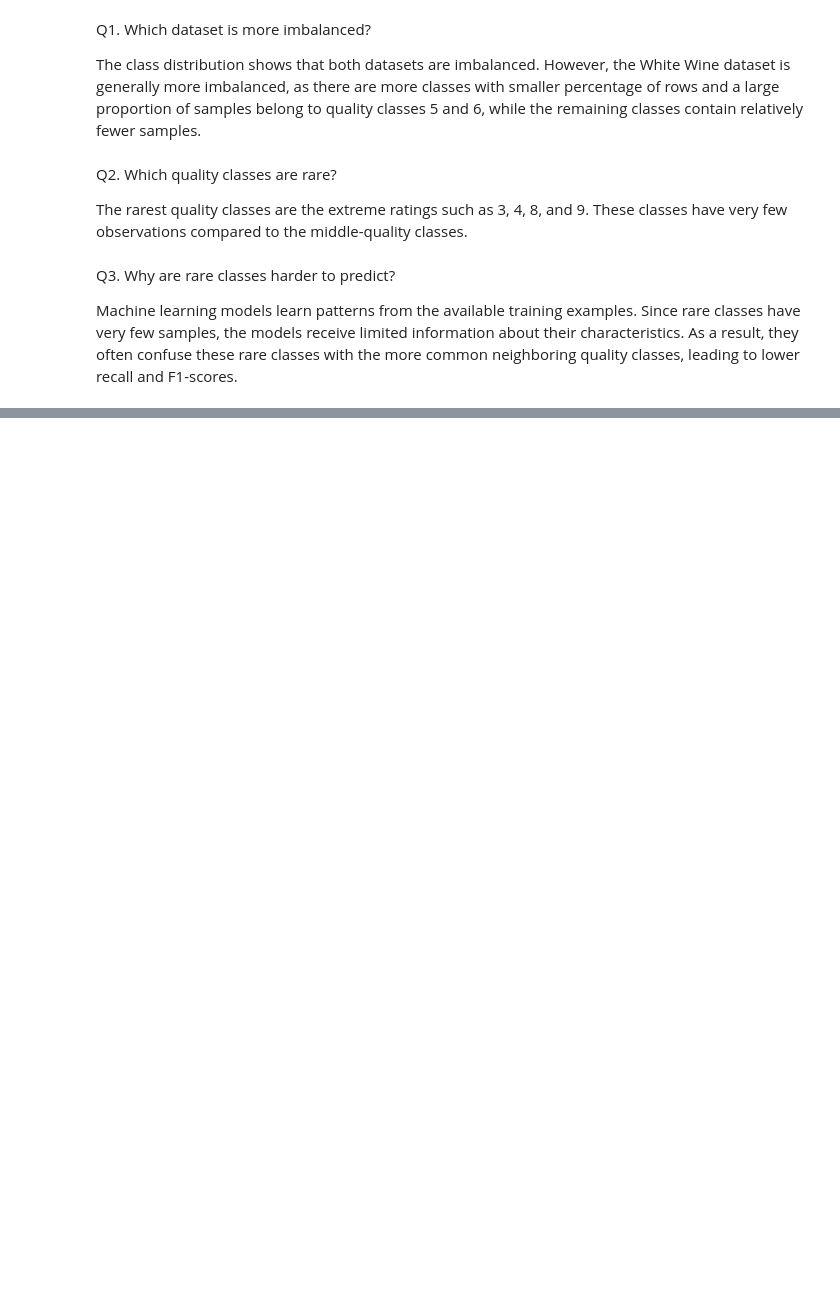
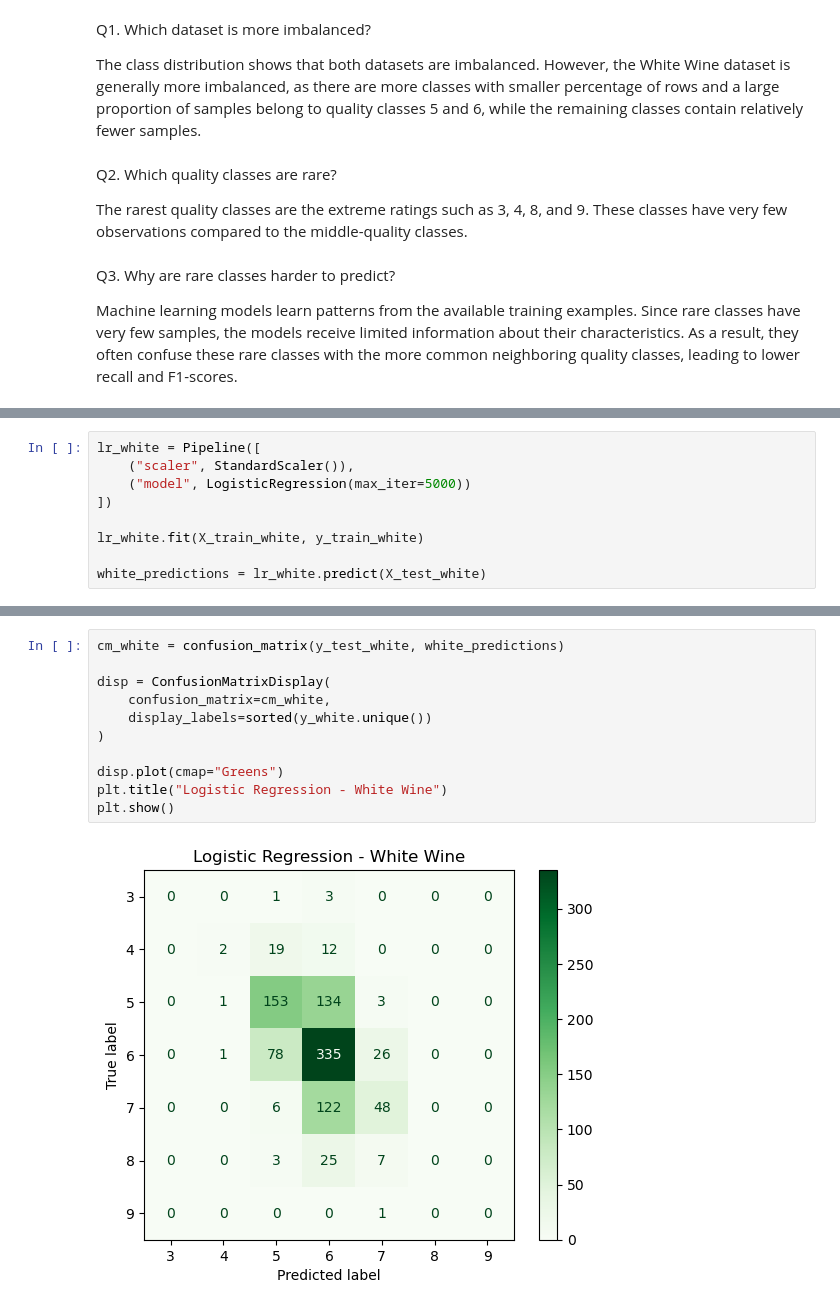
Before and after one commit to madhurmd/Wine_Quality_Comparative_Study, a Jupyter notebook: Wine_Quality_Comparative_Study_Madhur_Modi_Batch_3.ipynb, the cells around one changed output, grey strips where cells are left out. Cells and saved outputs as stored; diff of their text form; blank space fills up the shorter version.

```diff
--- a/Wine_Quality_Comparative_Study_Madhur_Modi_Batch_3.ipynb
+++ b/Wine_Quality_Comparative_Study_Madhur_Modi_Batch_3.ipynb
@@ -247,0 +391,9 @@ Machine learning models learn patterns from the available training examples. Sin
+# %%
+lr_white = Pipeline([
+    ("scaler", StandardScaler()),
+    ("model", LogisticRegression(max_iter=5000))
+])
+
+lr_white.fit(X_train_white, y_train_white)
+
+white_predictions = lr_white.predict(X_test_white)
@@ -247,0 +428,13 @@ Machine learning models learn patterns from the available training examples. Sin
+# %%
+cm_white = confusion_matrix(y_test_white, white_predictions)
+
+disp = ConfusionMatrixDisplay(
+    confusion_matrix=cm_white,
+    display_labels=sorted(y_white.unique())
+)
+
+disp.plot(cmap="Greens")
+plt.title("Logistic Regression - White Wine")
+plt.show()
+# %% [output]
+[figure, added]
```
Also changed, not shown: parts of 18 cells of this notebook.
